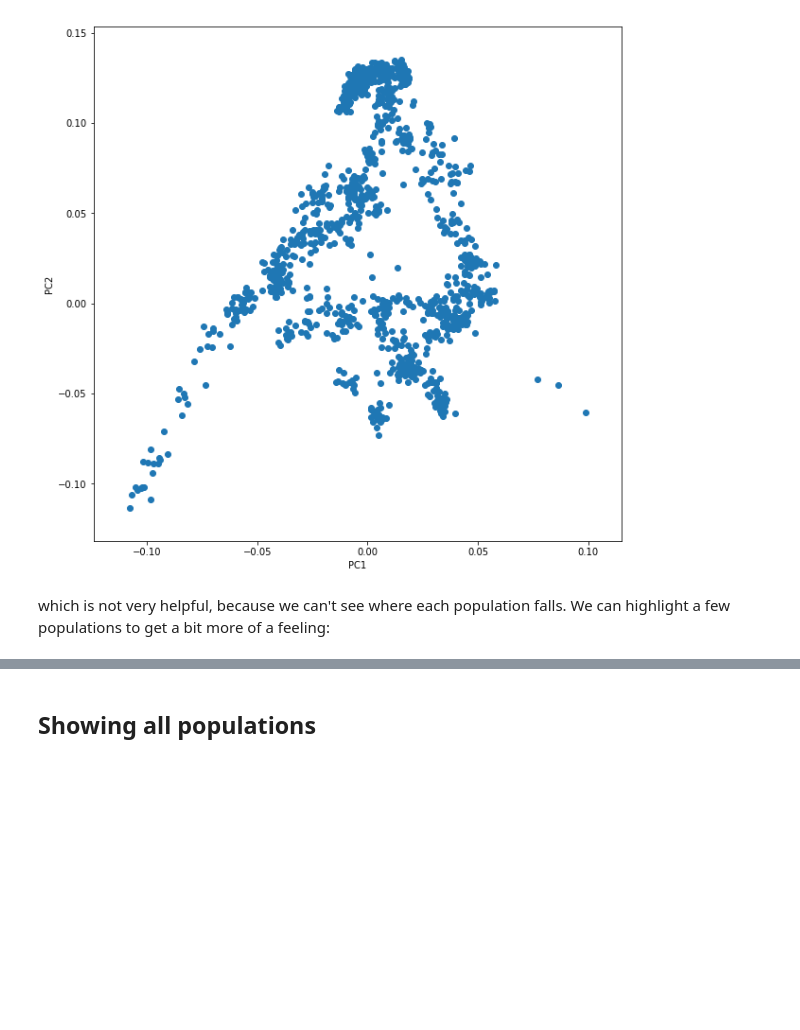
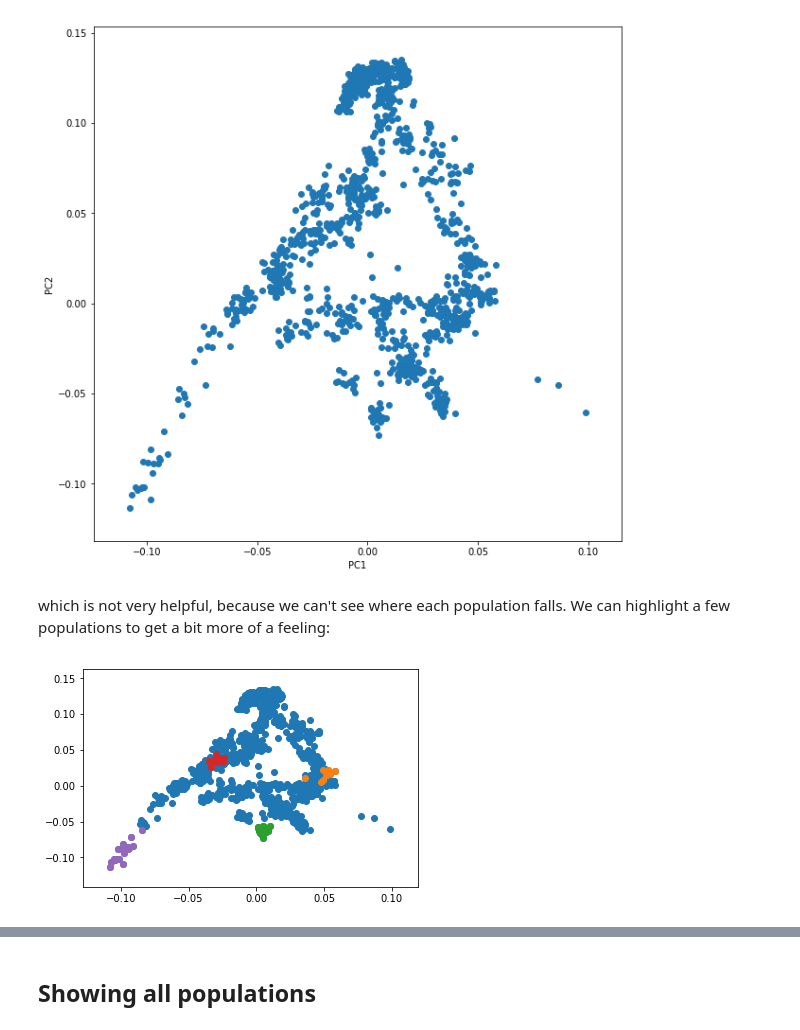
Before and after one commit to Schiffels-Popgen/popgen_course, a Jupyter notebook: 04_pynb_plotting_pca.ipynb, the cells around one changed output, grey strips where cells are left out. Drawn from its saved outputs; the diff is of its cells as text; code cells hidden in the pictures; blank space fills up the shorter version.

```diff
--- a/04_pynb_plotting_pca.ipynb
+++ b/04_pynb_plotting_pca.ipynb
@@ -66,5 +95,12 @@ plt.ylabel("PC2");
 [figure]
 # %% [markdown]
 which is not very helpful, because we can't see where each population falls. We can highlight a few populations to get a bit more of a feeling:
+# %%
+plt.scatter(x=pcaDat["PC1"], y=pcaDat["PC2"])
+for pop in ["Finnish", "Sardinian", "Armenian", "BedouinB"]: #French, Finnish, Han, Ami, Nganasan
+    d = pcaDat[pcaDat["Group"] == pop]
+    plt.scatter(x=d["PC1"], y=d["PC2"], label=pop)
+# %% [output]
+[figure, added]
 # %%
 plt.figure(figsize=(10, 10))
```
Also changed, not shown: parts of 14 cells of this notebook, 14 other files.
